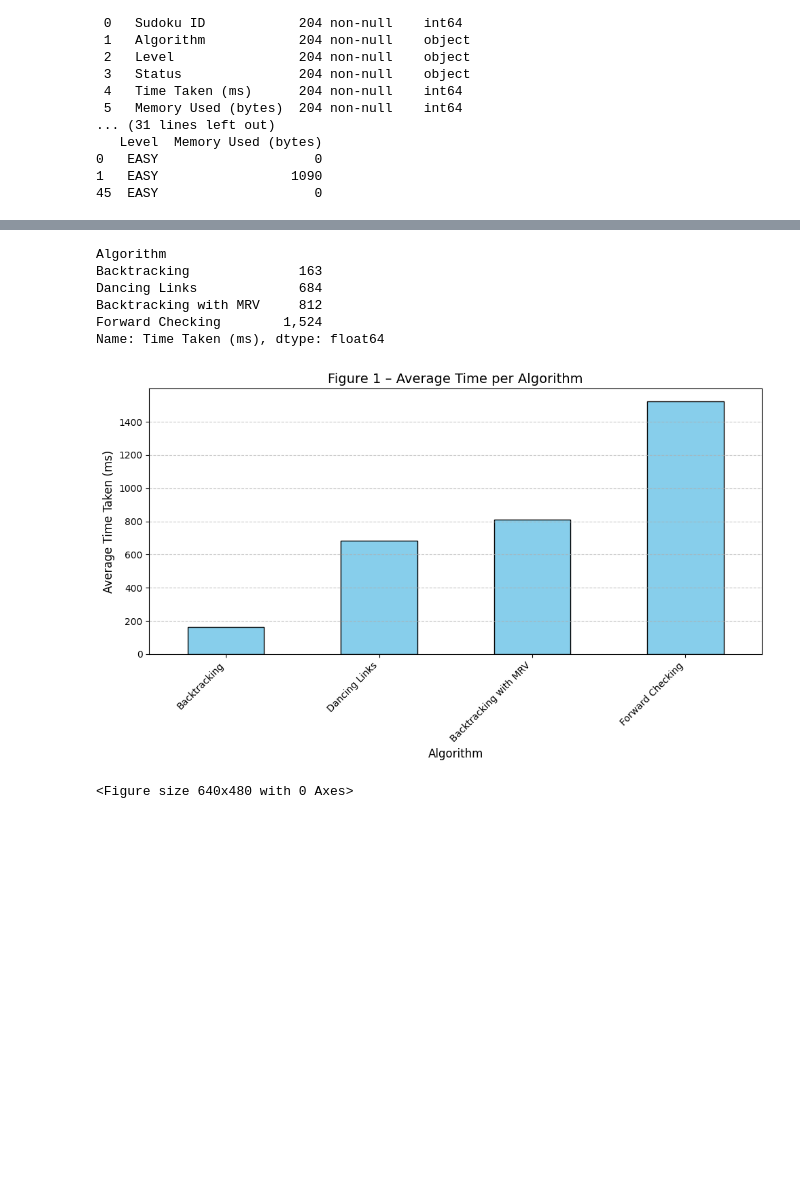
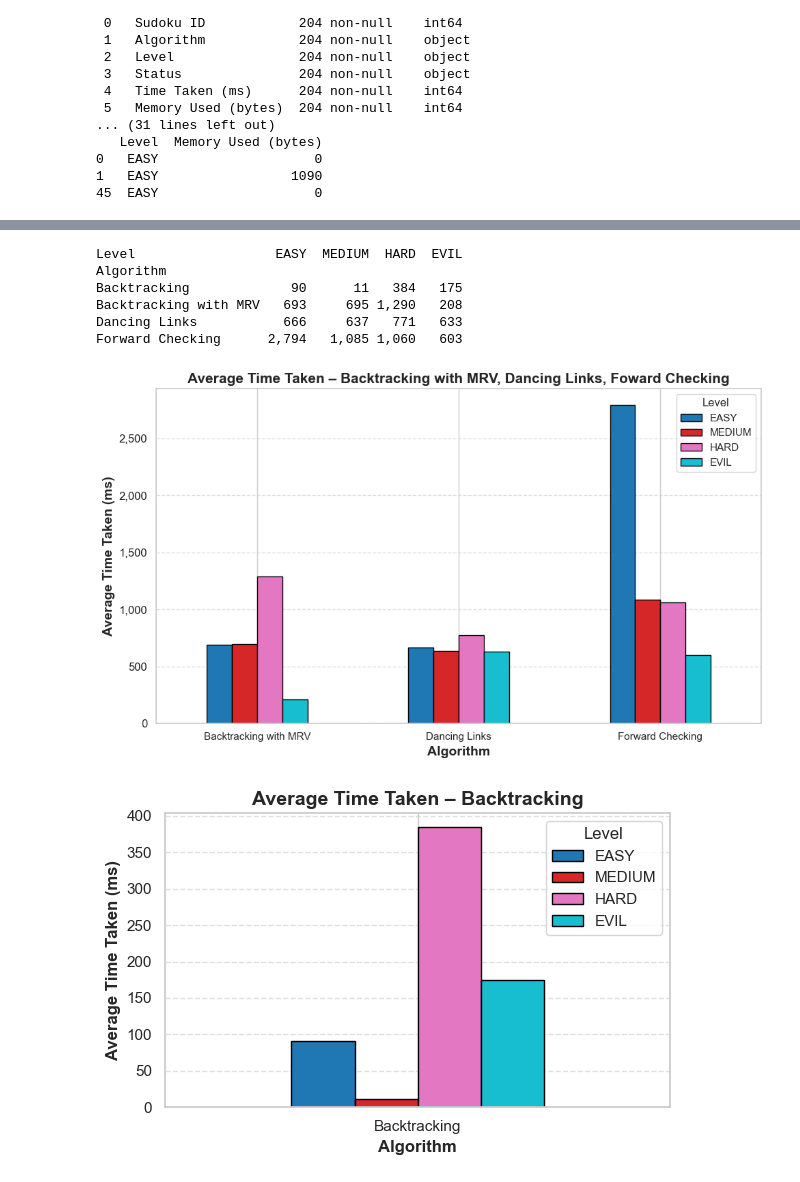
Before and after one commit to lucietran03/SodokuSolver_DSAProject, a Jupyter notebook: src/performance-analysis/Visualization.ipynb, the cells around one changed output, grey strips where cells are left out. Drawn from its saved outputs; the diff is of its cells as text; code cells hidden in the pictures; blank space fills up the shorter version.

```diff
--- a/src/performance-analysis/Visualization.ipynb
+++ b/src/performance-analysis/Visualization.ipynb
@@ -91,28 +123,50 @@ Data columns (total 6 columns):
 # %%
-# Calculate the average time taken by each algorithm
-avg_time_per_algorithm = raw_data.groupby('Algorithm')['Time Taken (ms)'].mean().sort_values()
+# Calculate the average time taken by each algorithm for different levels
+avg_time_per_algorithm_level = raw_data.groupby(['Algorithm', 'Level'])['Time Taken (ms)'].mean().unstack()
+desired_order = ['EASY', 'MEDIUM', 'HARD', 'EVIL']
+avg_time_per_algorithm_level = avg_time_per_algorithm_level[desired_order]
+# Print the result
+print(avg_time_per_algorithm_level)
 
-print(avg_time_per_algorithm)
-# Plot the bar chart
-plt.figure(figsize=(10, 6))
-avg_time_per_algorithm.plot(kind='bar', color='skyblue', edgecolor='black')
-plt.title('Figure 1 – Average Time per Algorithm', fontsize=14)
-plt.xlabel('Algorithm', fontsize=12)
-plt.ylabel('Average Time Taken (ms)', fontsize=12)
-plt.xticks(rotation=45, ha='right', fontsize=10)
-plt.grid(axis='y', linestyle='--', alpha=0.7)
+# Set the plot style for better appearance
+sns.set(style="whitegrid")
+
+# Split the DataFrame into two parts
+# Separate "Backtracking" and keep the other three algorithms
+bt_df = avg_time_per_algorithm_level.loc[avg_time_per_algorithm_level.index == "Backtracking"]
+other_df = avg_time_per_algorithm_level.loc[avg_time_per_algorithm_level.index != "Backtracking"]
+
+# --- Plot for the main three algorithms ---
+other_df.plot(kind='bar', figsize=(10, 6), colormap='tab10', edgecolor='black')
+plt.title('Average Time Taken – Backtracking with MRV, Dancing Links, Forward Checking', fontsize=15, weight='bold')
+plt.xlabel('Algorithm', fontsize=14, weight='bold')
+plt.ylabel('Average Time Taken (ms)', fontsize=14, weight='bold')
+plt.xticks(rotation=0, ha='center', fontsize=11)
+plt.yticks(fontsize=12)
+plt.gca().yaxis.set_major_formatter(plt.FuncFormatter(lambda x, _: f'{x:,.0f}'))
+plt.grid(axis='y', linestyle='--', alpha=0.6)
 plt.tight_layout()
+plt.savefig('visualization_outputs/average_time_taken_algorithms_part1.png', dpi=300)
 plt.show()
 
-# Save the plot to the 'visualization_output' folder
-output_path = 'visualization_outputs/average_time_per_algorithm.png'
-plt.savefig(output_path, dpi=300)
+# --- Plot for Backtracking only ---
+bt_df.plot(kind='bar', figsize=(6, 4), colormap='tab10', edgecolor='black')
+plt.title('Average Time Taken – Backtracking', fontsize=14, weight='bold')
+plt.xlabel('Algorithm', fontsize=12, weight='bold')
+plt.ylabel('Average Time Taken (ms)', fontsize=12, weight='bold')
+plt.xticks(rotation=0, ha='center', fontsize=11)
+plt.yticks(fontsize=11)
+plt.gca().yaxis.set_major_formatter(plt.FuncFormatter(lambda x, _: f'{x:,.0f}'))
+plt.grid(axis='y', linestyle='--', alpha=0.6)
+plt.tight_layout()
+plt.savefig('visualization_outputs/average_time_taken_algorithms_part2.png', dpi=300)
+plt.show()
 # %% [output]
+Level                  EASY  MEDIUM  HARD  EVIL
 Algorithm
-Backtracking              163
-Dancing Links             684
-Backtracking with MRV     812
-Forward Checking        1,524
-Name: Time Taken (ms), dtype: float64
+Backtracking             90      11   384   175
+Backtracking with MRV   693     695 1,290   208
+Dancing Links           666     637   771   633
+Forward Checking      2,794   1,085 1,060   603
-[figure, old version]
+[figure, new version]
-<Figure size 640x480 with 0 Axes>
+[figure, added]
```
Also changed, not shown: parts of 15 cells of this notebook, 8 other files.
